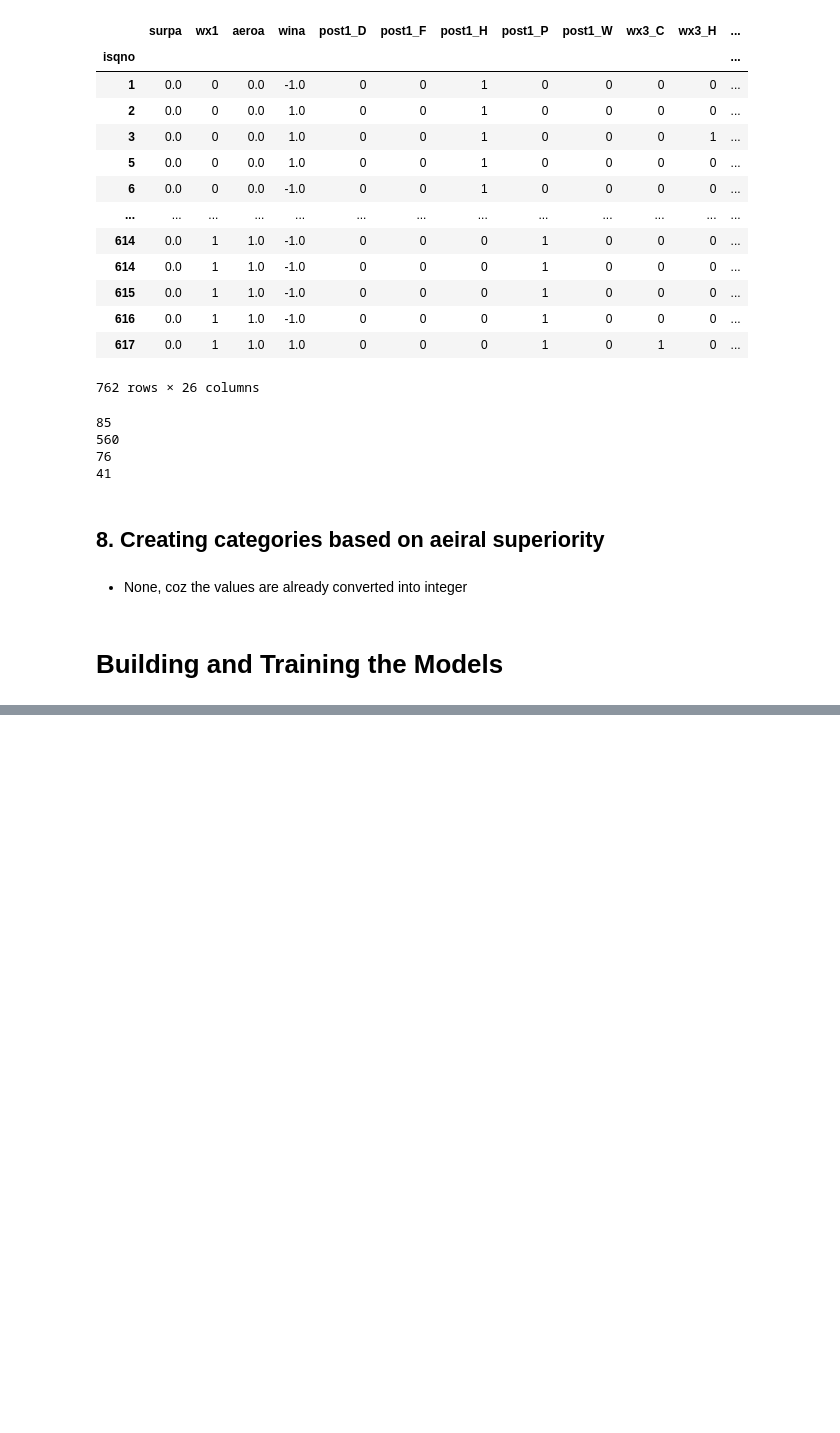
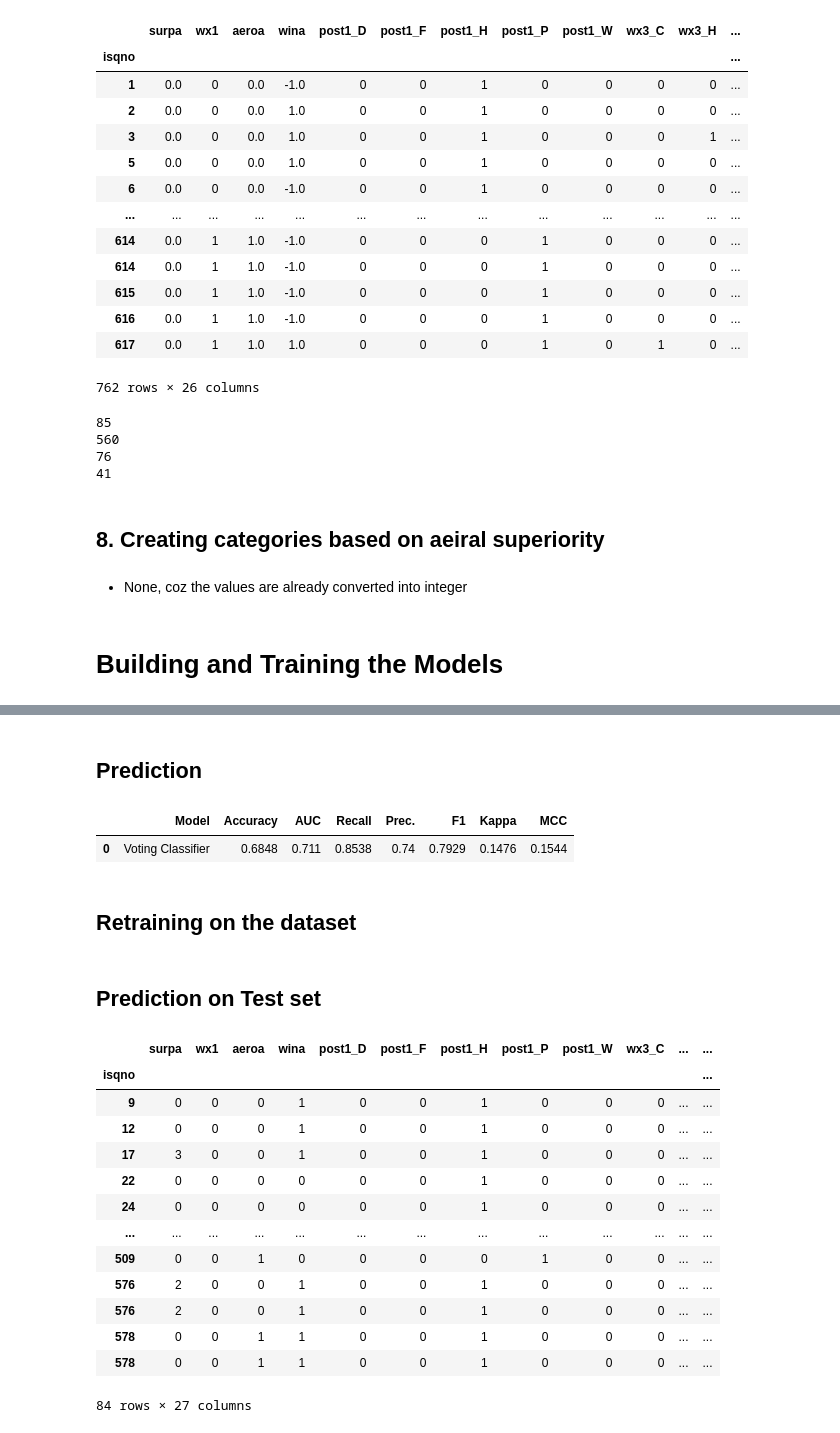
Before and after one commit to euihyeonmoon/Moonslab, a Jupyter notebook: victory-prediction.ipynb, the cells around one changed output, grey strips where cells are left out. Drawn from its saved outputs; the diff is of its cells as text; code cells hidden in the pictures; blank space fills up the shorter version.

```diff
--- a/victory-prediction.ipynb
+++ b/victory-prediction.ipynb
@@ -1300,0 +915,6 @@ This project enhanced my Machine Learnin
+# %%
+Train = df_combined.sample(frac = 0.8, random_state = 1)
+Test = df_combined.drop(Train.index)
+print("the size of df_combined set is {}.".format(len(df_combined)))
+print("the size of Train set is {}.".format(len(Train)))
+print("the size of Test set is {}.".format(len(Test)))
@@ -1300,0 +975,2 @@ This project enhanced my Machine Learnin
+# %%
+best_3 = compare_models(sort = 'AUC', n_select = 3)
@@ -1300,0 +996,2 @@ This project enhanced my Machine Learnin
+# %%
+blended = blend_models(estimator_list = best_3, fold = 5, method = 'soft')
@@ -1300,0 +1007,31 @@ This project enhanced my Machine Learnin
+# %% [markdown]
+## Prediction
+# %%
+pred_holdout = predict_model(blended)
+# %% [output]
+|  | Model | Accuracy | AUC | Recall | Prec. | F1 | Kappa | MCC |
+| 0 | Voting Classifier | 0.6848 | 0.711 | 0.8538 | 0.74 | 0.7929 | 0.1476 | 0.1544 |
+# %% [markdown]
+## Retraining on the dataset
+# %%
+final_model = finalize_model(blended)
+# %% [markdown]
+## Prediction on Test set
+# %%
+Predictions = predict_model(final_model, data = Test)
+Predictions
+# %% [output]
+|  | surpa | wx1 | aeroa | wina | post1_D | post1_F | post1_H | post1_P | post1_W | wx3_C | ... | ... |
+| isqno |  |  |  |  |  |  |  |  |  |  |  | ... |
+| 9 | 0 | 0 | 0 | 1 | 0 | 0 | 1 | 0 | 0 | 0 | ... | ... |
+| 12 | 0 | 0 | 0 | 1 | 0 | 0 | 1 | 0 | 0 | 0 | ... | ... |
+| 17 | 3 | 0 | 0 | 1 | 0 | 0 | 1 | 0 | 0 | 0 | ... | ... |
+| 22 | 0 | 0 | 0 | 0 | 0 | 0 | 1 | 0 | 0 | 0 | ... | ... |
+| 24 | 0 | 0 | 0 | 0 | 0 | 0 | 1 | 0 | 0 | 0 | ... | ... |
+| ... | ... | ... | ... | ... | ... | ... | ... | ... | ... | ... | ... | ... |
+| 509 | 0 | 0 | 1 | 0 | 0 | 0 | 0 | 1 | 0 | 0 | ... | ... |
+| 576 | 2 | 0 | 0 | 1 | 0 | 0 | 1 | 0 | 0 | 0 | ... | ... |
+| 576 | 2 | 0 | 0 | 1 | 0 | 0 | 1 | 0 | 0 | 0 | ... | ... |
+| 578 | 0 | 0 | 1 | 1 | 0 | 0 | 1 | 0 | 0 | 0 | ... | ... |
+| 578 | 0 | 0 | 1 | 1 | 0 | 0 | 1 | 0 | 0 | 0 | ... | ... |
+84 rows × 27 columns
```
Also changed, not shown: parts of 83 cells of this notebook.
